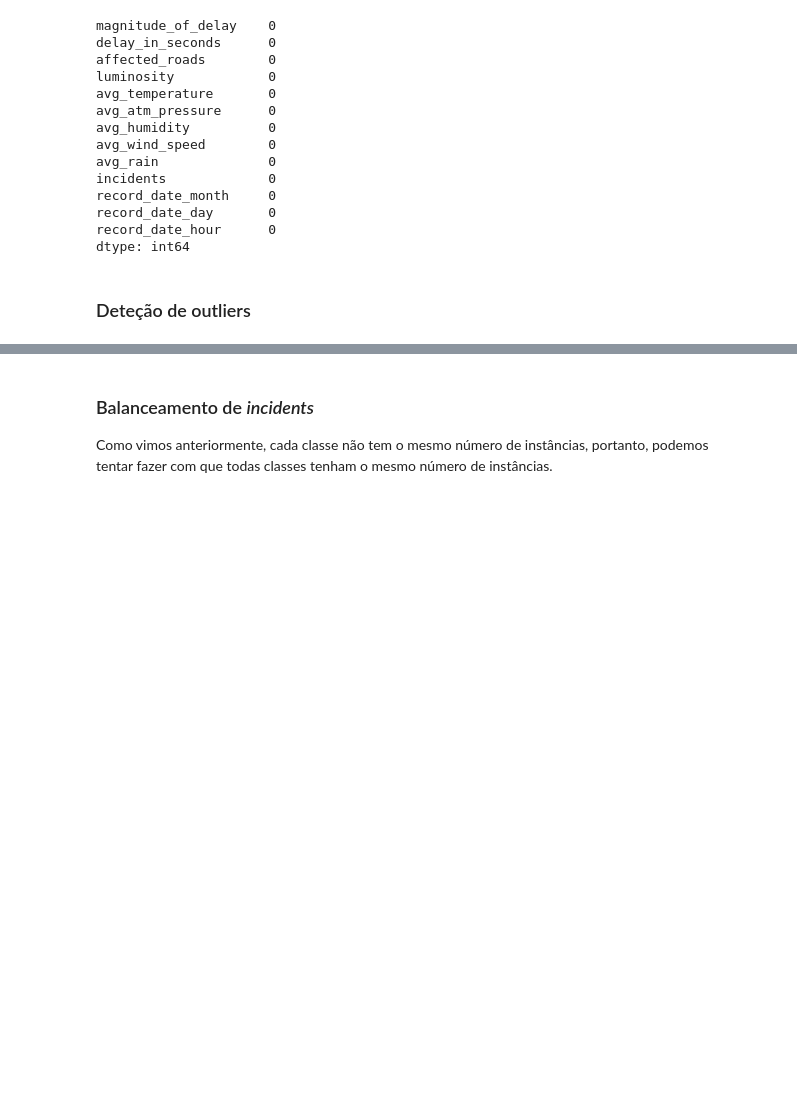
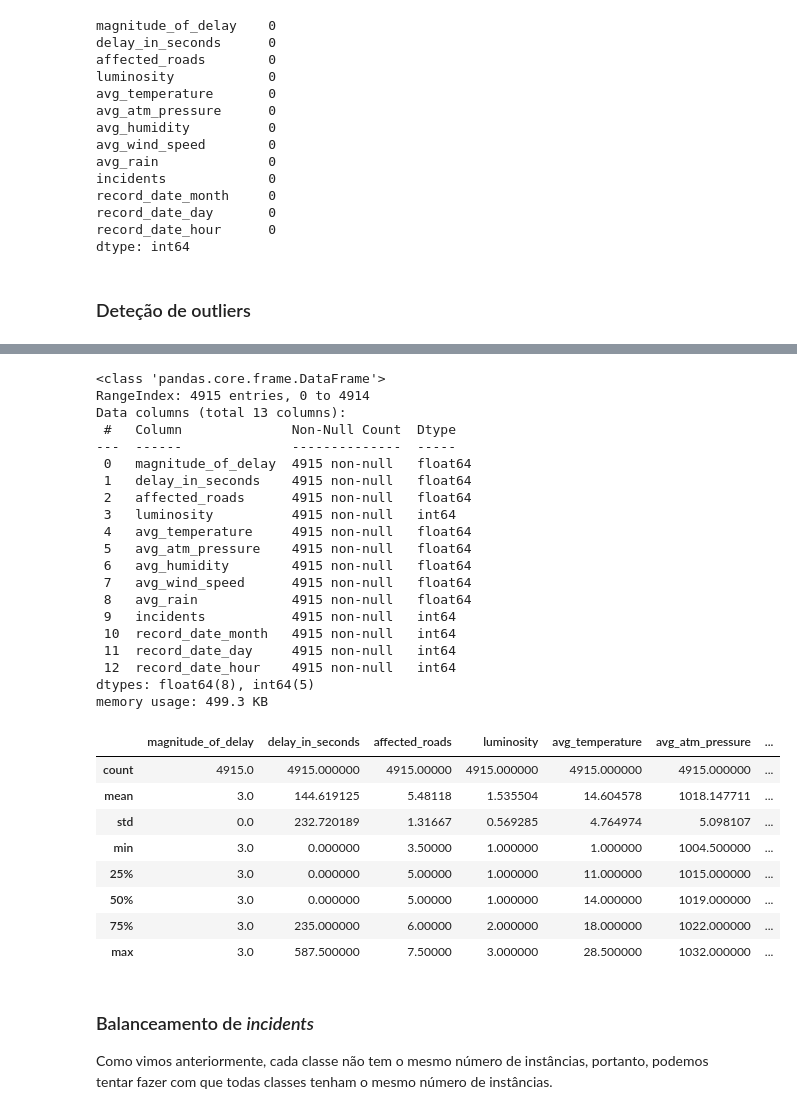
Before and after one commit to MarianaFilipa/DAA, a Jupyter notebook: Competição_Tarefa/Competition.ipynb, the cells around one changed output, grey strips where cells are left out. Cells and saved outputs as stored; diff of their text form; code cells hidden in the pictures; blank space fills up the shorter version.

Commit message:
Competição: tratamento de outliers e notas dos testes feitos

```diff
--- a/Competição_Tarefa/Competition.ipynb
+++ b/Competição_Tarefa/Competition.ipynb
@@ -389,3 +421,50 @@ sns.catplot(x="Incidents", y = "record_date_hour", data=df_copy, kind="box", asp
+# %%
+# Replace outliers:
+def replaceOutliers(df):
+    for x in ['magnitude_of_delay','delay_in_seconds', 'affected_roads', 'avg_temperature',
+              'avg_atm_pressure','avg_humidity', 'avg_wind_speed', 'avg_rain']:
+        Q1 = df[x].quantile(0.25)
+        Q3 = df[x].quantile(0.75)
+        IQR = Q3 - Q1
+        whisker_width = 1.5
+        lower_whisker = Q1 - (whisker_width*IQR)
+        upper_whisker = Q3 + (whisker_width*IQR)
+        df[x] = np.where(df[x]>upper_whisker,upper_whisker,np.where(df[x]<lower_whisker,lower_whisker,df[x]))
+    #return df
+
+#replaceOutliers(df)
+#df.info()
+#df.describe()
+# %% [output]
+<class 'pandas.core.frame.DataFrame'>
+RangeIndex: 4915 entries, 0 to 4914
+Data columns (total 13 columns):
+ #   Column              Non-Null Count  Dtype
+---  ------              --------------  -----
+ 0   magnitude_of_delay  4915 non-null   float64
+ 1   delay_in_seconds    4915 non-null   float64
+ 2   affected_roads      4915 non-null   float64
+ 3   luminosity          4915 non-null   int64
+ 4   avg_temperature     4915 non-null   float64
+ 5   avg_atm_pressure    4915 non-null   float64
+ 6   avg_humidity        4915 non-null   float64
+ 7   avg_wind_speed      4915 non-null   float64
+ 8   avg_rain            4915 non-null   float64
+ 9   incidents           4915 non-null   int64
+ 10  record_date_month   4915 non-null   int64
+ 11  record_date_day     4915 non-null   int64
+ 12  record_date_hour    4915 non-null   int64
+dtypes: float64(8), int64(5)
+memory usage: 499.3 KB
+|  | magnitude_of_delay | delay_in_seconds | affected_roads | luminosity | avg_temperature | avg_atm_pressure | ... |
+| count | 4915.0 | 4915.000000 | 4915.00000 | 4915.000000 | 4915.000000 | 4915.000000 | ... |
+| mean | 3.0 | 144.619125 | 5.48118 | 1.535504 | 14.604578 | 1018.147711 | ... |
+| std | 0.0 | 232.720189 | 1.31667 | 0.569285 | 4.764974 | 5.098107 | ... |
+| min | 3.0 | 0.000000 | 3.50000 | 1.000000 | 1.000000 | 1004.500000 | ... |
+| 25% | 3.0 | 0.000000 | 5.00000 | 1.000000 | 11.000000 | 1015.000000 | ... |
+| 50% | 3.0 | 0.000000 | 5.00000 | 1.000000 | 14.000000 | 1019.000000 | ... |
+| 75% | 3.0 | 235.000000 | 6.00000 | 2.000000 | 18.000000 | 1022.000000 | ... |
+| max | 3.0 | 587.500000 | 7.50000 | 3.000000 | 28.500000 | 1032.000000 | ... |
 # %% [markdown]
 ### Balanceamento de *incidents*
 
```
Also changed, not shown: parts of 10 cells of this notebook, 1 other file.
